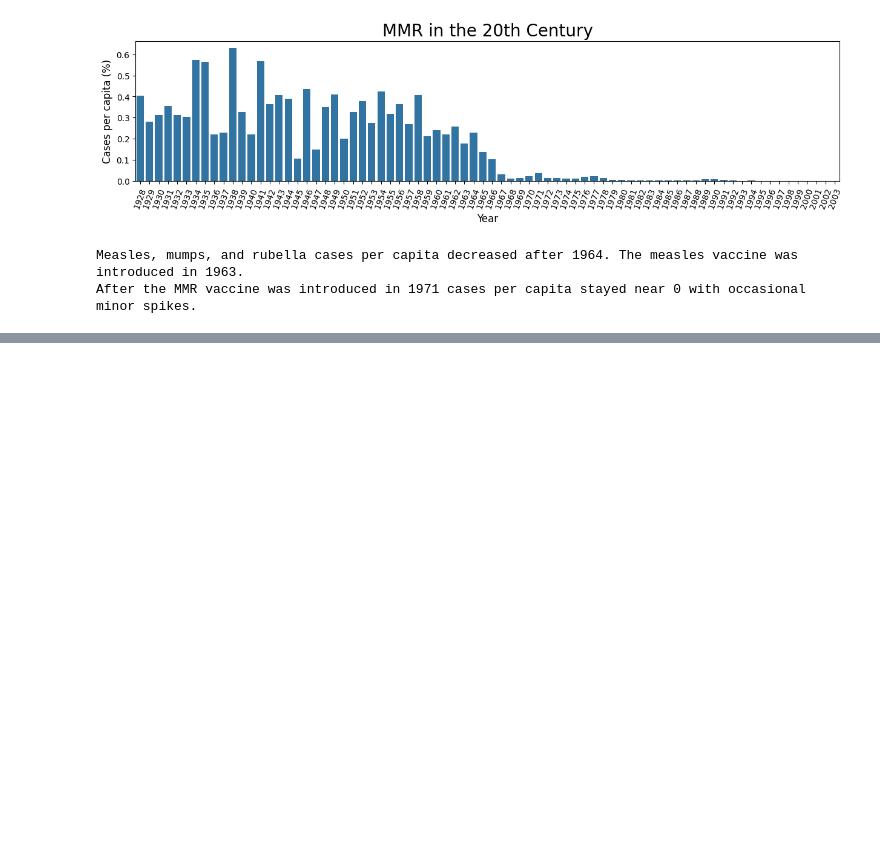
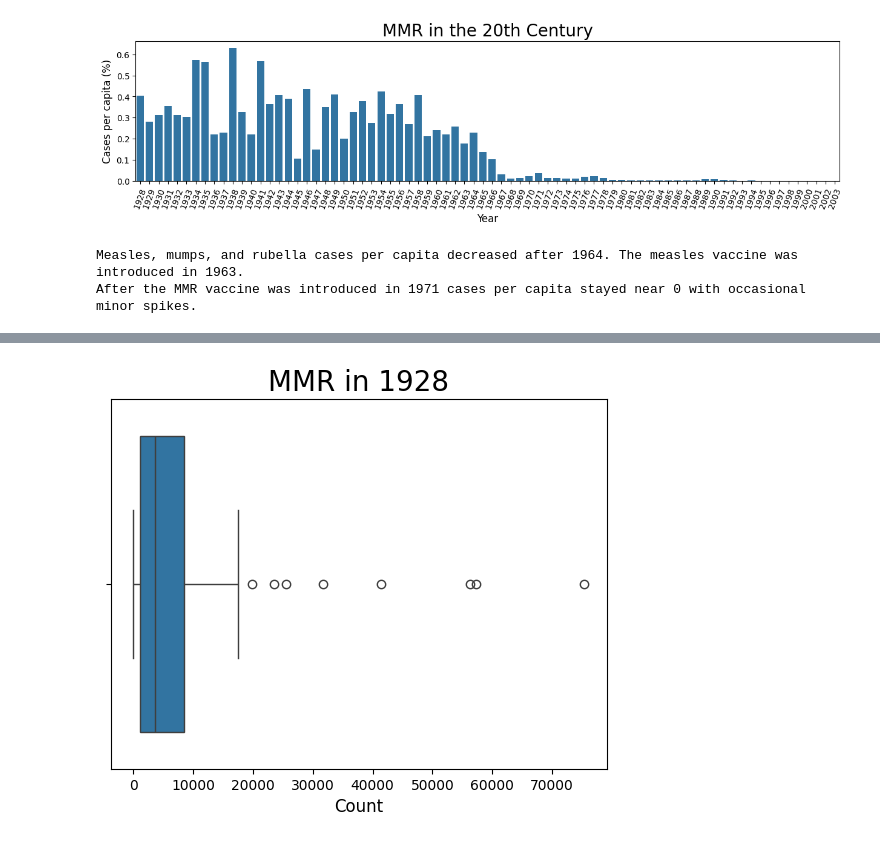
Before and after one commit to adinsa1/Data110, a Jupyter notebook: DATA_201_Project_1.ipynb, the cells around one changed output, grey strips where cells are left out. Saved outputs shown, nothing was run; the diff lists cells and outputs as text; code cells hidden in the pictures; blank space fills up the shorter version.

```diff
--- a/DATA_201_Project_1.ipynb
+++ b/DATA_201_Project_1.ipynb
@@ -170,0 +233,6 @@ IndexingError: Unalignable boolean Series provided as indexer (index of the bool
+# %%
+mmr = mmr.reset_index()
+year_1928 = mmr[mmr.year == 1928]
+year_1928
+year_2003 = mmr[mmr.year == 2003]
+year_2003
@@ -170,0 +257,8 @@ IndexingError: Unalignable boolean Series provided as indexer (index of the bool
+# %%
+plt.figure()
+sns.boxplot(x = year_1928["count"])
+plt.xlabel("Count", size = 12)
+plt.title("MMR in 1928" , size = 20)
+plt.show()
+# %% [output]
+[figure, added]
```
Also changed, not shown: parts of 18 cells of this notebook.
